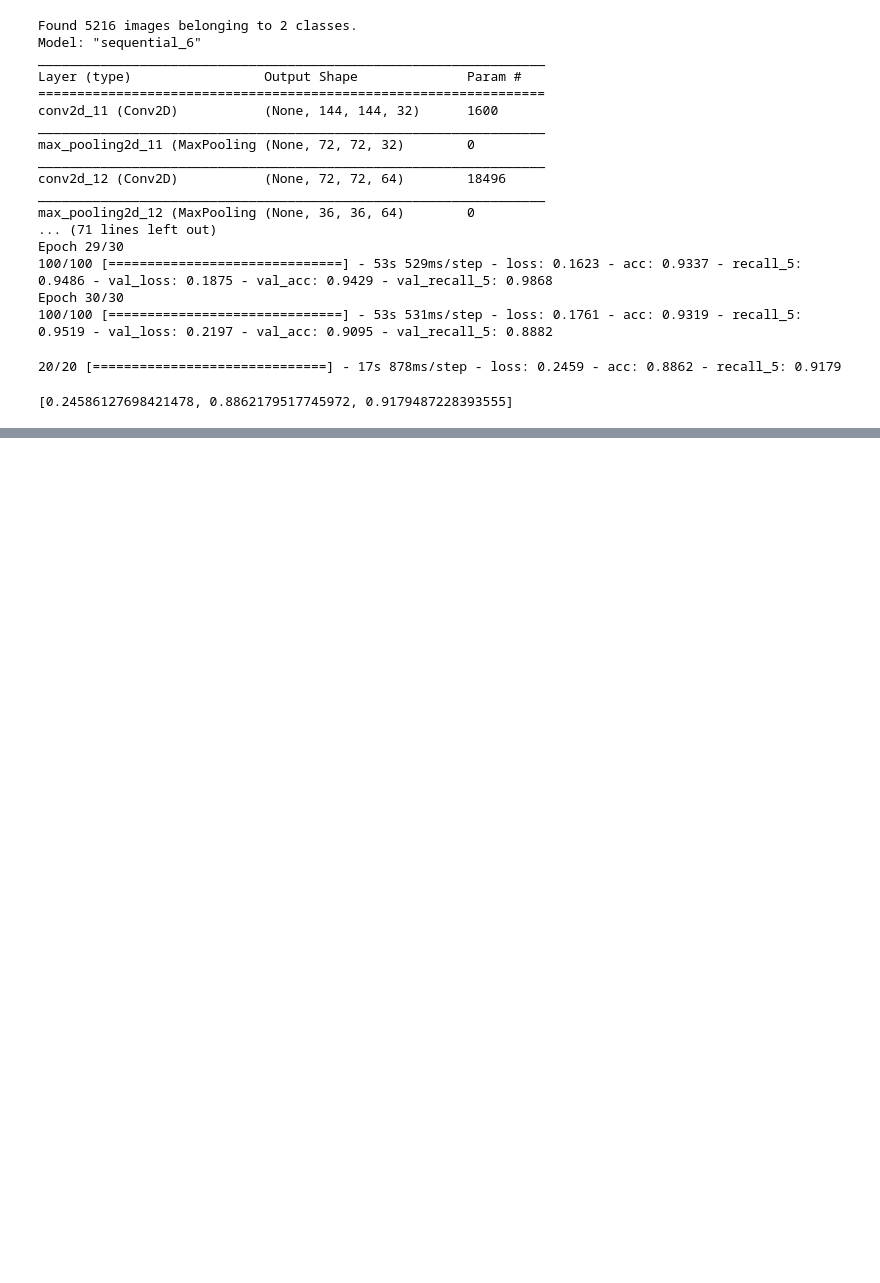
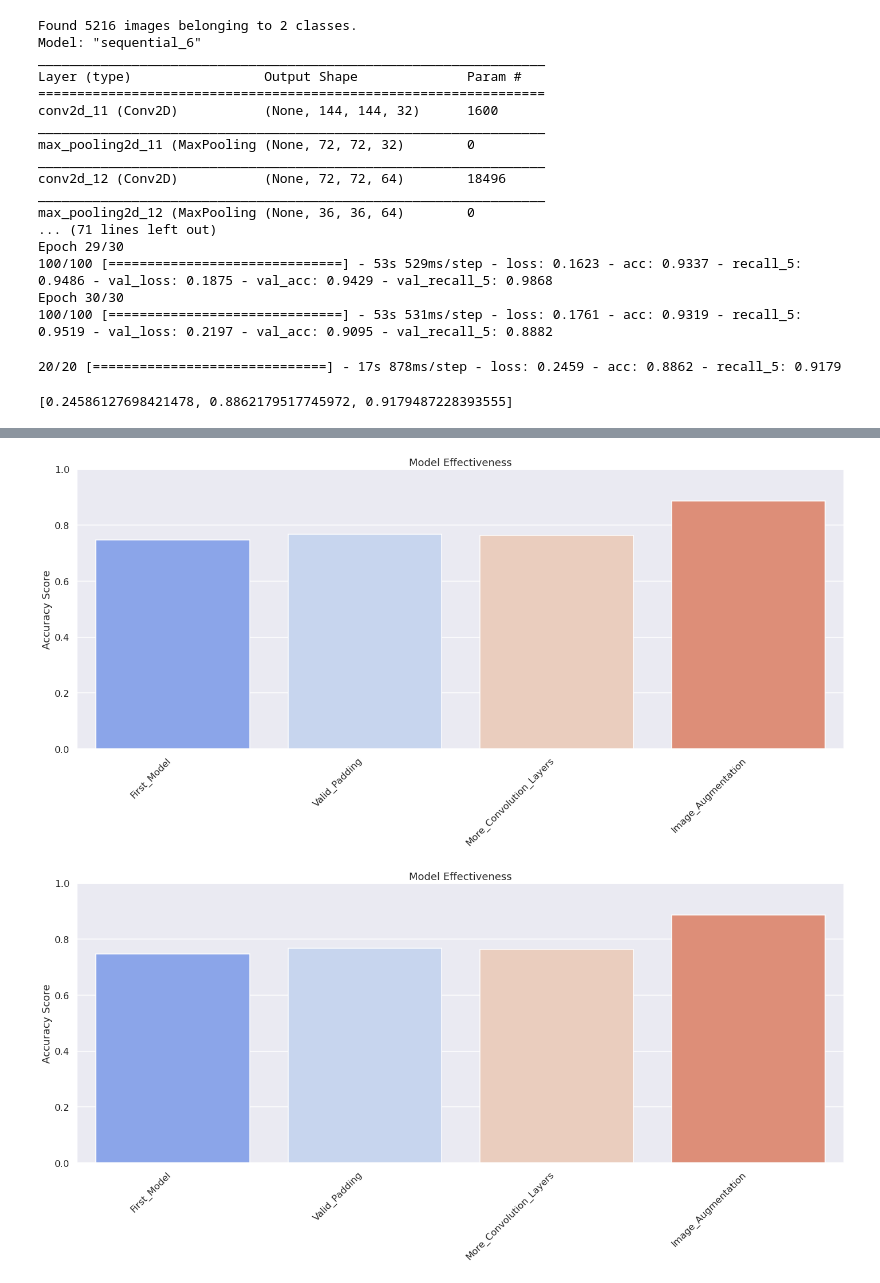
Before and after one commit to UpGoerFive/Diagnosing-Pneumonia_CNN, a Jupyter notebook: Wed-models.ipynb, the cells around one changed output, grey strips where cells are left out. Drawn from its saved outputs; the diff is of its cells as text; code cells hidden in the pictures; blank space fills up the shorter version.

Commit message:
plotting function done, better models made

```diff
--- a/Wed-models.ipynb
+++ b/Wed-models.ipynb
@@ -309,0 +315,6 @@ augmented.evaluate(test_set)
+# %%
+from modelplotting import plot_models
+
+model_list = ['First_Model', 'Valid_Padding', 'More_Convolution_Layers', 'Image_Augmentation']
+plot_models(model_list, test_location='chest_xray/test', save_file='Wednesday_Models.png')
+# %% [output]
@@ -309,0 +326,2 @@ augmented.evaluate(test_set)
+[figure, added]
+[figure, added]
```
Also changed, not shown: parts of 2 cells of this notebook, 1 other file.
